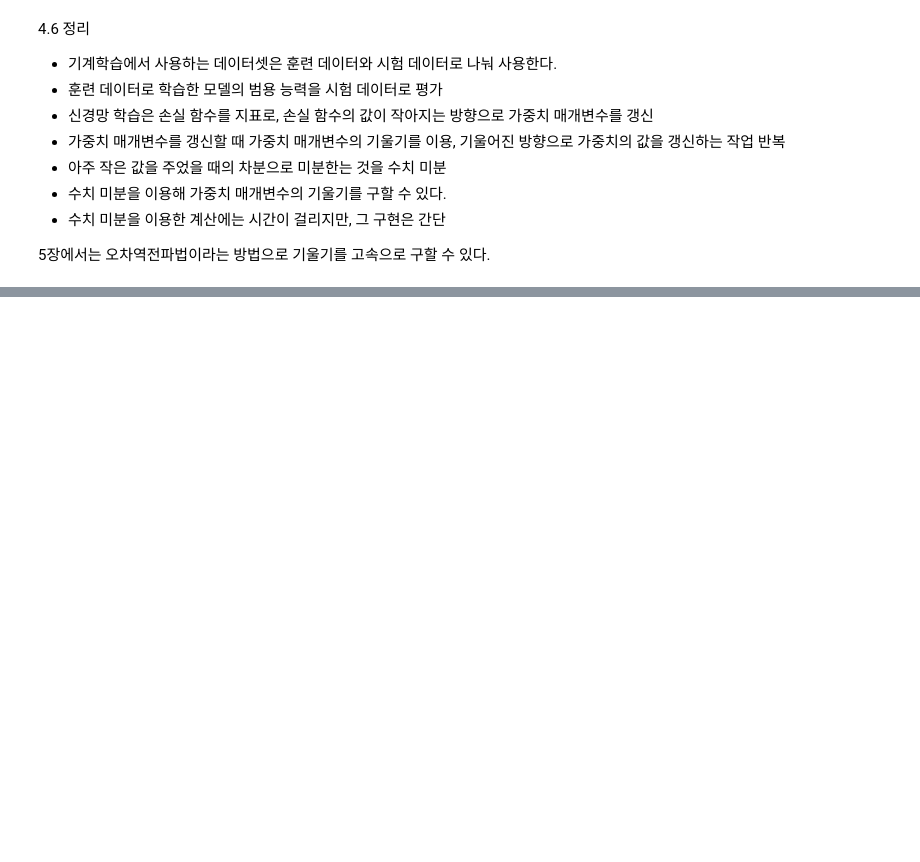
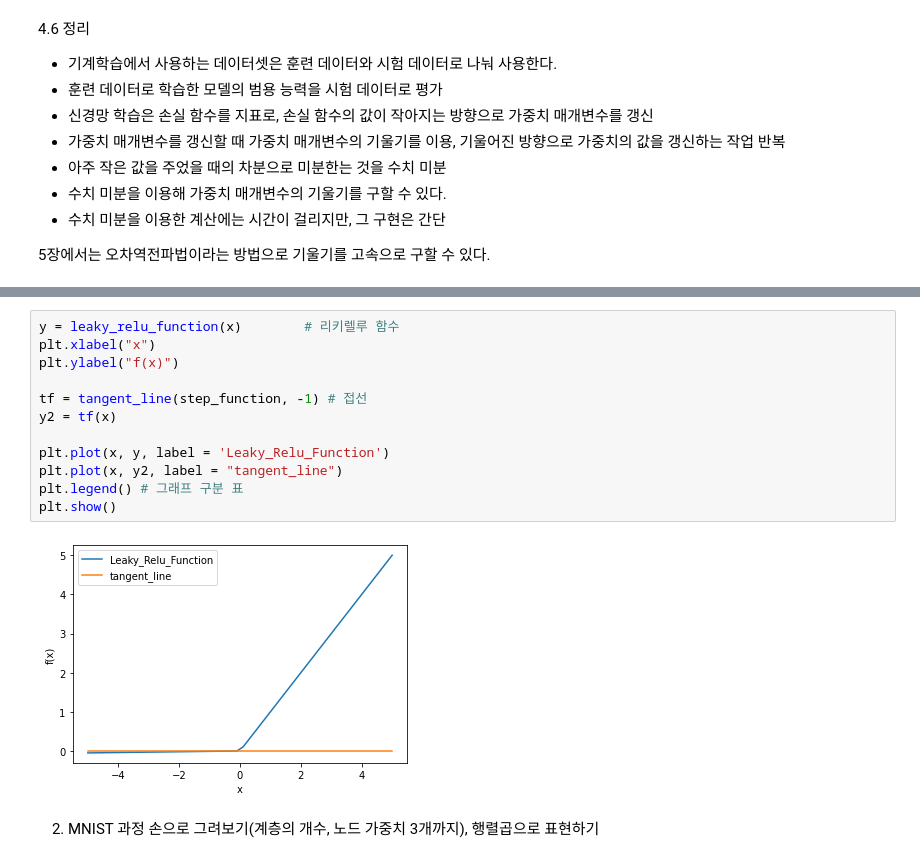
Before and after one commit to Altaaaaaaa/deep-learning-from-cosmic, a Jupyter notebook: mc/chapter4/chapter4_mc.ipynb, the cells around one changed output, grey strips where cells are left out. Cells and saved outputs as stored; diff of their text form; blank space fills up the shorter version.

```diff
--- a/mc/chapter4/chapter4_mc.ipynb
+++ b/mc/chapter4/chapter4_mc.ipynb
@@ -602,0 +691,16 @@ train acc, test acc | 0.11236666666666667, 0.1135
+# %%
+y = leaky_relu_function(x)        # 리키렐루 함수
+plt.xlabel("x")
+plt.ylabel("f(x)")
+
+tf = tangent_line(step_function, -1) # 접선
+y2 = tf(x)
+
+plt.plot(x, y, label = 'Leaky_Relu_Function')
+plt.plot(x, y2, label = "tangent_line")
+plt.legend() # 그래프 구분 표
+plt.show()
+# %% [output]
+[figure, added]
+# %% [markdown]
+2. MNIST 과정 손으로 그려보기(계층의 개수, 노드 가중치 3개까지), 행렬곱으로 표현하기
```
Also changed, not shown: parts of 21 cells of this notebook.
